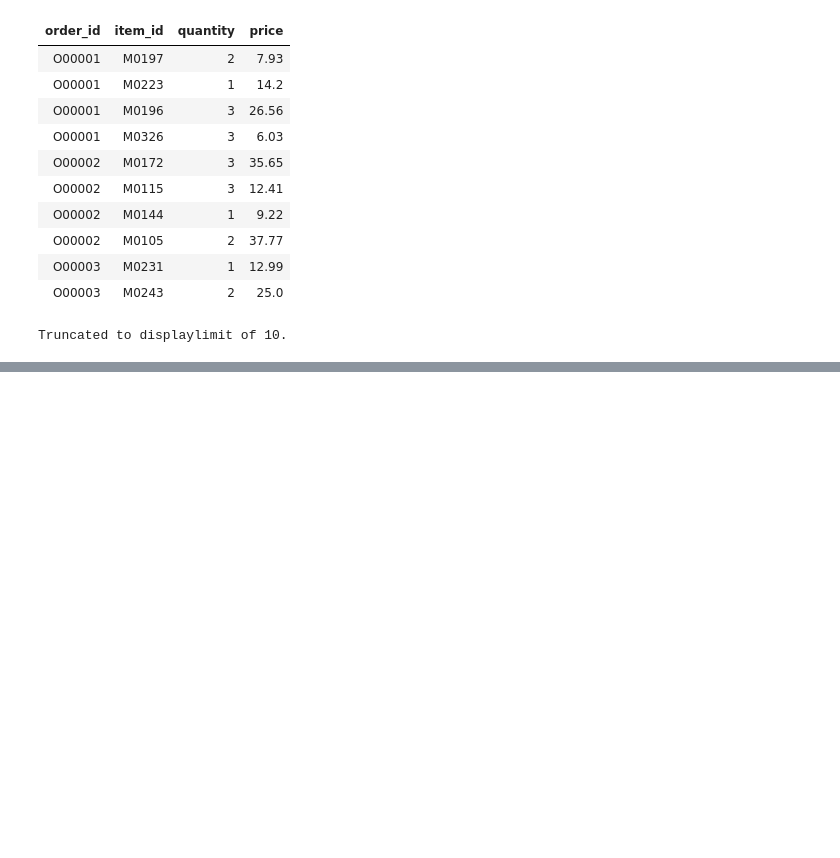
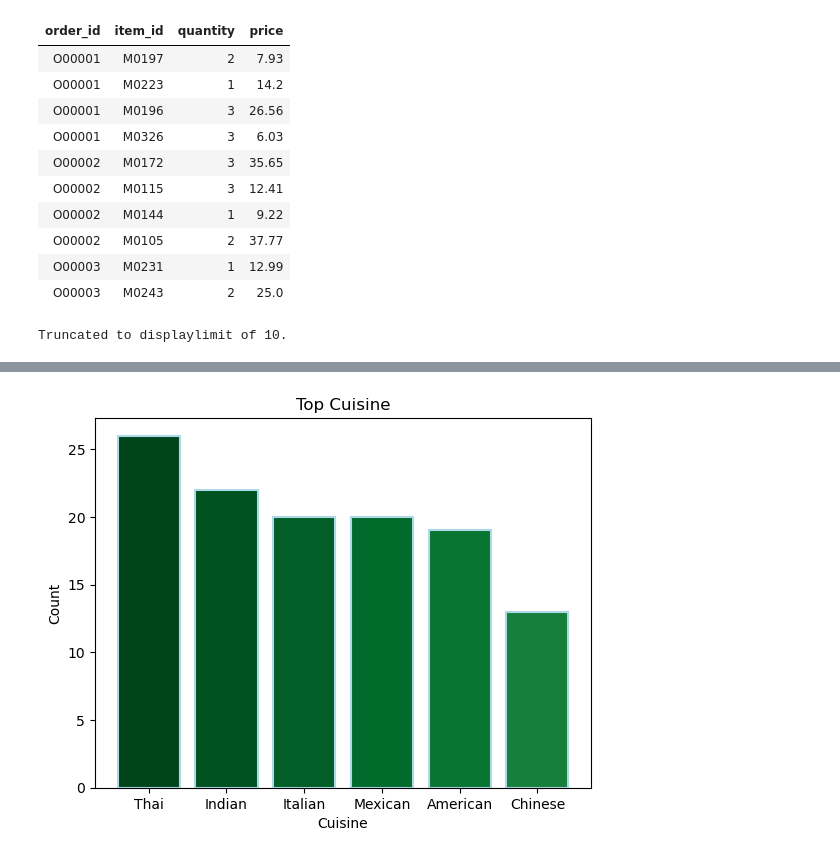
Before and after one commit to Kartika-Nidhi/SQLProjects, a Jupyter notebook: RestaurantAnalysis.ipynb, the cells around one changed output, grey strips where cells are left out. Cells and saved outputs as stored; diff of their text form; code cells hidden in the pictures; blank space fills up the shorter version.

```diff
--- a/RestaurantAnalysis.ipynb
+++ b/RestaurantAnalysis.ipynb
@@ -204,0 +263,15 @@ Truncated to displaylimit of 10.
+# %%
+plt.bar(
+    x = df1['cuisine'].value_counts().index,
+    height = df1['cuisine'].value_counts().values,
+    color = plt.cm.Greens(np.linspace(1, 0.8, 6)),
+    linewidth = 1.5,
+    edgecolor = 'lightblue'
+)
+
+plt.title('Top Cuisine')
+plt.xlabel('Cuisine')
+plt.ylabel('Count')
+plt.show()
+# %% [output]
+[figure, added]
```
Also changed, not shown: parts of 18 cells of this notebook.
